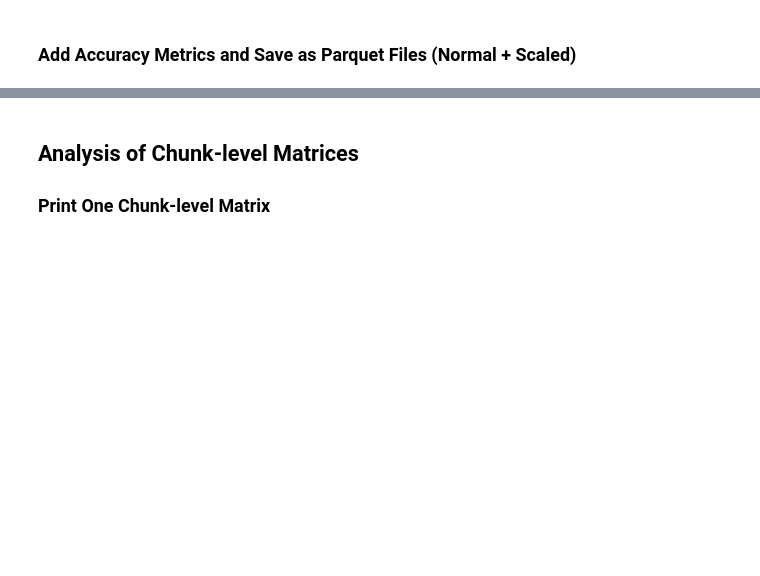
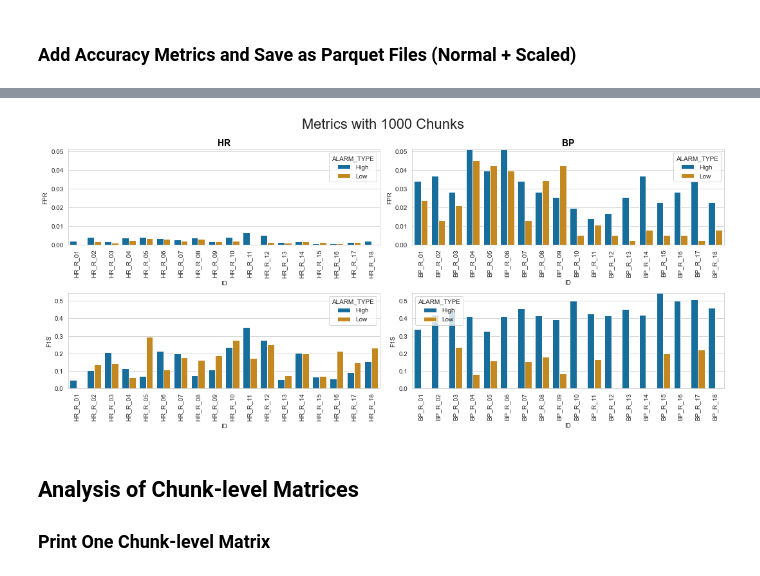
Before and after one commit to denise97/dhl2021, a Jupyter notebook: mimic_prediction_rnn/analysis_models_and_chunks.ipynb, the cells around one changed output, grey strips where cells are left out. Drawn from its saved outputs; the diff is of its cells as text; code cells hidden in the pictures; blank space fills up the shorter version.

Commit message:
Analyze results of execution of all setups with 1000 chunks

```diff
--- a/mimic_prediction_rnn/analysis_models_and_chunks.ipynb
+++ b/mimic_prediction_rnn/analysis_models_and_chunks.ipynb
@@ -172,54 +315,57 @@ for version, matrix in [('normal', result_matrix_models_normal), ('scaled', resu
 # %%
 import matplotlib.pyplot as plt
 import seaborn as sns
 
-for version, matrix in [('normal', result_matrix_models_normal), ('scaled', result_matrix_models_scaled)]:
+# "Group" result matrix by prefix of ID
+plotdata = result_matrix_models.replace(['_H', '_L'], ['', ''], regex=True)
 
-    # "Group" result matrix by prefix of ID
-    plotdata = result_matrix_models.replace(['_H', '_L'], ['', ''], regex=True)
+# Create subplots
+sns.set_style('whitegrid')
+fig, axs = plt.subplots(
+    nrows=2,
+    ncols=2, # TODO: adjust if O2 is added
+    figsize=(15, 7),
+    dpi=72
+    )
 
-    # Create subplots
-    sns.set_style('whitegrid')
-    fig, axs = plt.subplots(
-        nrows=2,
-        ncols=2, # TODO: adjust if O2 is added
-        figsize=(15, 7),
-        dpi=72
-        )
+plt.suptitle(f'Metrics with {n_chunks} Chunks', fontsize=22)
 
-    # Define y-limits
-    acc_ylimits = [0, max(result_matrix_models.ACC)]
-    f1s_ylimits = [0, max(result_matrix_models.F1S)]
+# Define y-limits
+fpr_ylimits = [0, max(result_matrix_models.FPR)]
+f1s_ylimits = [0, max(result_matrix_models.F1S)]
 
-    # Actual plot
-    # TODO: execute again with O2
-    for i, parameter in enumerate(['HR', 'BP']):
+# Actual plot
+# TODO: execute again with O2
+for i, parameter in enumerate(['HR', 'BP']):
 
-        sns.barplot(
-            ax=axs[0, i],
-            data=plotdata[plotdata.PARAMETER == parameter],
-            x='ID',
-            y='ACC',
-            hue='ALARM_TYPE',
-            palette=sns.color_palette('colorblind'),
-            ci=None)
-            #order=[f'{parameter}_R_01', f'{parameter}_R_02', f'{parameter}_R_03'])
-        axs[0, i].set_title(str(parameter), fontweight='bold', color= 'black', fontsize=14)
-        axs[0, i].set_ylim(acc_ylimits)
+    sns.barplot(
+        ax=axs[0, i],
+        data=plotdata[plotdata.PARAMETER == parameter],
+        x='ID',
+        y='FPR',
+        hue='ALARM_TYPE',
+        palette=sns.color_palette('colorblind'),
+        ci=None)
+    axs[0, i].set_title(str(parameter), fontweight='bold', color= 'black', fontsize=14)
+    axs[0, i].set_ylim(fpr_ylimits)
+    axs[0, i].set_xticklabels(axs[0, i].get_xticklabels(), rotation=90)
 
-        sns.barplot(
-            ax=axs[1, i],
-            data=plotdata[plotdata.PARAMETER == parameter],
-            x='ID',
-            y='F1S',
-            hue='ALARM_TYPE',
-            palette=sns.color_palette('colorblind'),
-            ci=None)
-            #order=[f'{parameter}_R_01', f'{parameter}_R_02', f'{parameter}_R_03'])
-        axs[1, i].set_ylim(f1s_ylimits)
+    sns.barplot(
+        ax=axs[1, i],
+        data=plotdata[plotdata.PARAMETER == parameter],
+        x='ID',
+        y='F1S',
+        hue='ALARM_TYPE',
+        palette=sns.color_palette('colorblind'),
+        ci=None)
+    axs[1, i].set_ylim(f1s_ylimits)
+    axs[1, i].set_xticklabels(axs[1, i].get_xticklabels(), rotation=90)
 
-    plt.show(fig)
-    #fig.savefig(f'../../plots/darts/{n_chunks}_chunks/acc_f1s_model_result_matrix_{version}.png', dpi=1200)
+fig.tight_layout()
+plt.show(fig)
+#fig.savefig(f'../../plots/darts/{n_chunks}_chunks/fpr_f1s_model_result_matrix.png', dpi=1200)
+# %% [output]
+[figure, added]
 # %% [markdown]
 ## Analysis of Chunk-level Matrices
 
```
Also changed, not shown: parts of 7 cells of this notebook, 4 other files.
